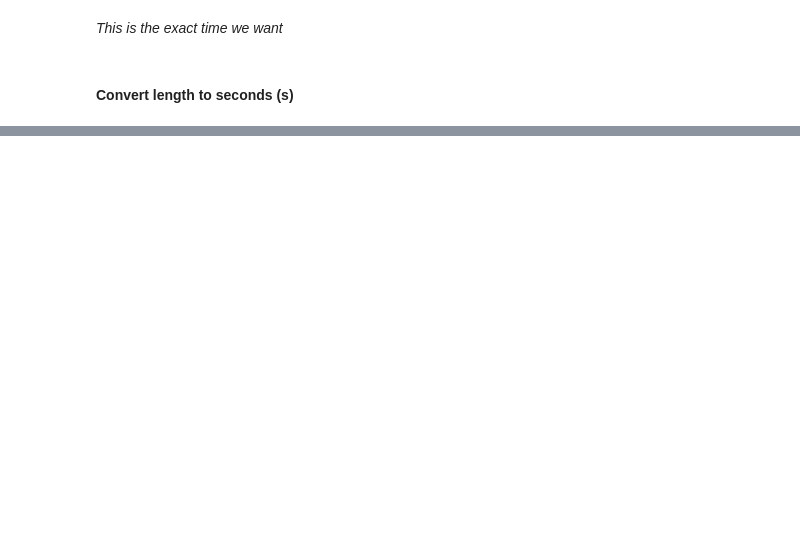
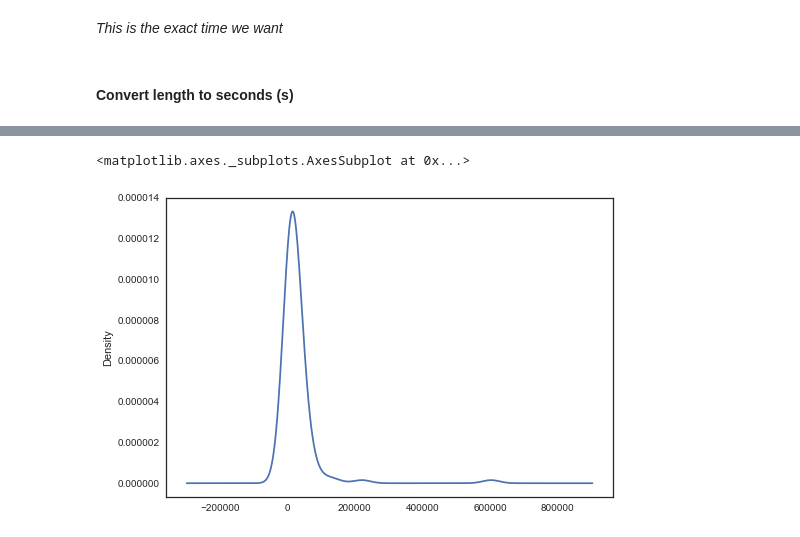
Before and after one commit to estepona/Python-Visualization-Exercise, a Jupyter notebook: 5 VirgooTeam Videos Analysis/VirgooTeam Videos Analysis.ipynb, the cells around one changed output, grey strips where cells are left out. Cells and saved outputs as stored; diff of their text form; code cells hidden in the pictures; blank space fills up the shorter version.

```diff
--- a/5 VirgooTeam Videos Analysis/VirgooTeam Videos Analysis.ipynb
+++ b/5 VirgooTeam Videos Analysis/VirgooTeam Videos Analysis.ipynb
@@ -160,0 +227,5 @@ int(aa.split(':')[-1]) + int(aa.split(':')[-2])*60
+# %%
+d['play'].plot(kind='kde')
+# %% [output]
+<matplotlib.axes._subplots.AxesSubplot at 0x...>
+[figure, added]
```
Also changed, not shown: parts of 38 cells of this notebook.
